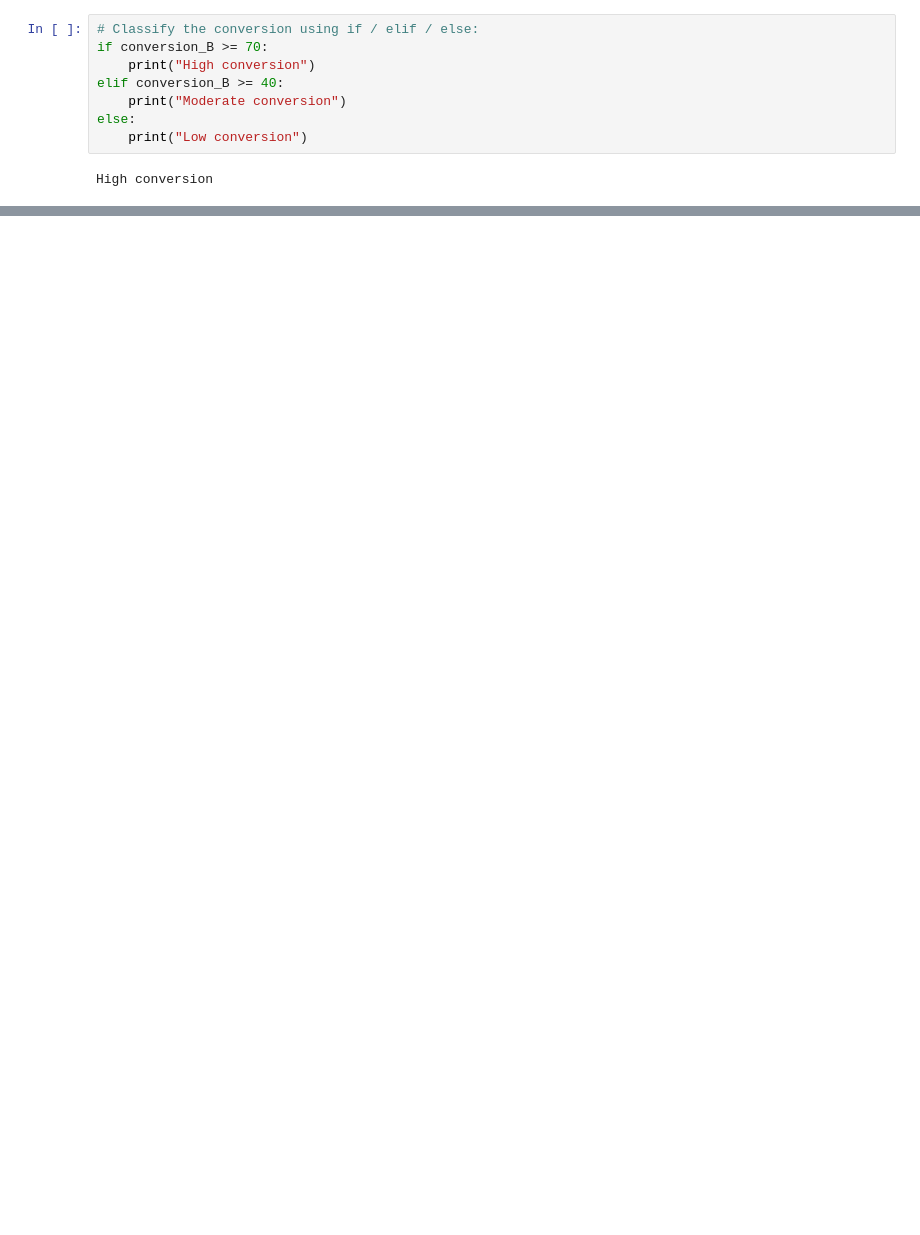
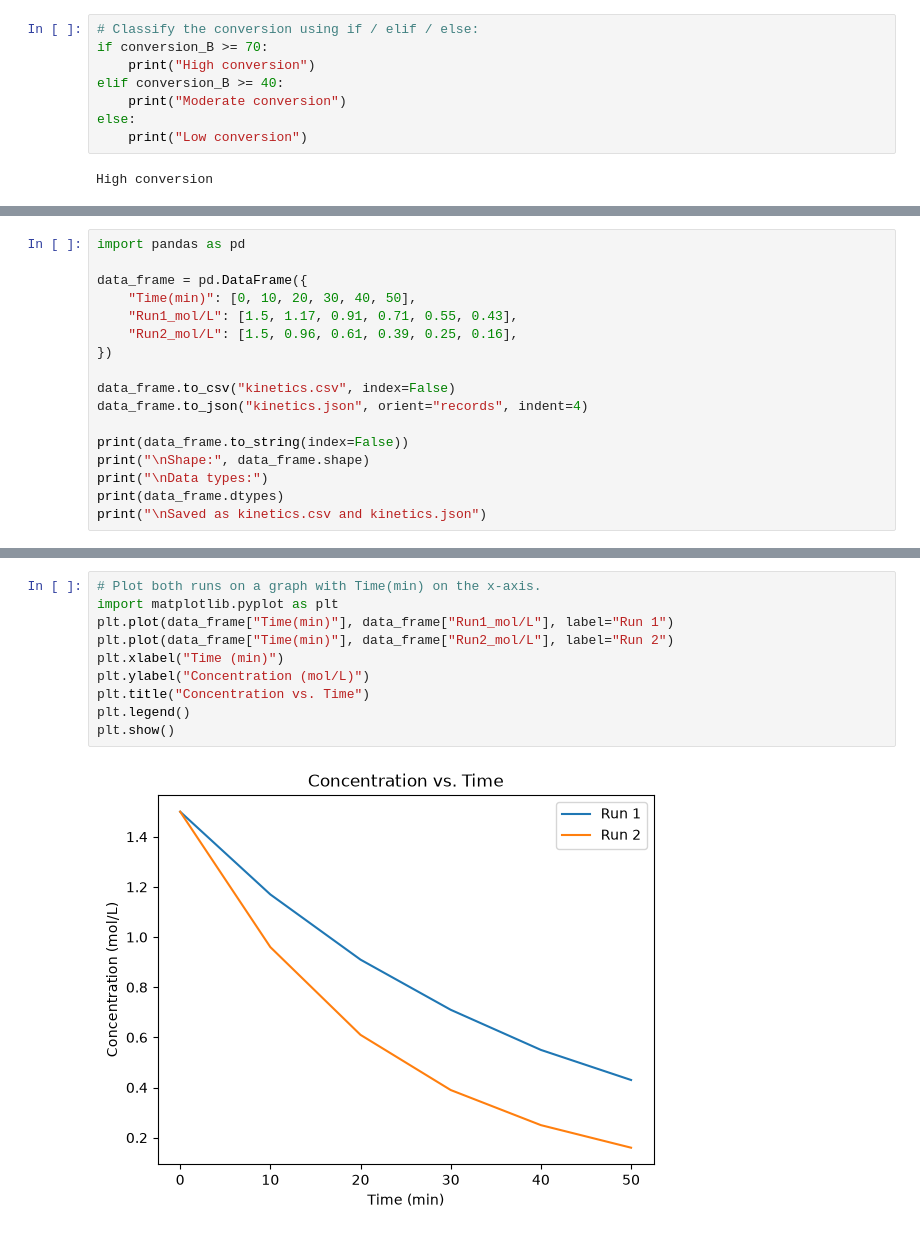
Before and after one commit to mahekpise-06/CP_Practical, a Jupyter notebook: 20251001055_SetD.ipynb, the cells around one changed output, grey strips where cells are left out. Saved outputs shown, nothing was run; the diff lists cells and outputs as text; blank space fills up the shorter version.

Commit message:
Add kinetics data in CSV and JSON formats
- Created kinetics.csv containing time and concentration data for two runs.
- Created kinetics.json with the same data structured in JSON format.

```diff
--- a/20251001055_SetD.ipynb
+++ b/20251001055_SetD.ipynb
@@ -102,0 +275,17 @@ High conversion
+# %%
+import pandas as pd
+
+data_frame = pd.DataFrame({
+    "Time(min)": [0, 10, 20, 30, 40, 50],
+    "Run1_mol/L": [1.5, 1.17, 0.91, 0.71, 0.55, 0.43],
+    "Run2_mol/L": [1.5, 0.96, 0.61, 0.39, 0.25, 0.16],
+})
+
+data_frame.to_csv("kinetics.csv", index=False)
+data_frame.to_json("kinetics.json", orient="records", indent=4)
+
+print(data_frame.to_string(index=False))
+print("\nShape:", data_frame.shape)
+print("\nData types:")
+print(data_frame.dtypes)
+print("\nSaved as kinetics.csv and kinetics.json")
@@ -102,0 +328,12 @@ High conversion
+# %%
+# Plot both runs on a graph with Time(min) on the x-axis.
+import matplotlib.pyplot as plt
+plt.plot(data_frame["Time(min)"], data_frame["Run1_mol/L"], label="Run 1")
+plt.plot(data_frame["Time(min)"], data_frame["Run2_mol/L"], label="Run 2")
+plt.xlabel("Time (min)")
+plt.ylabel("Concentration (mol/L)")
+plt.title("Concentration vs. Time")
+plt.legend()
+plt.show()
+# %% [output]
+[figure, added]
```
Also changed, not shown: parts of 17 cells of this notebook, 2 other files.
